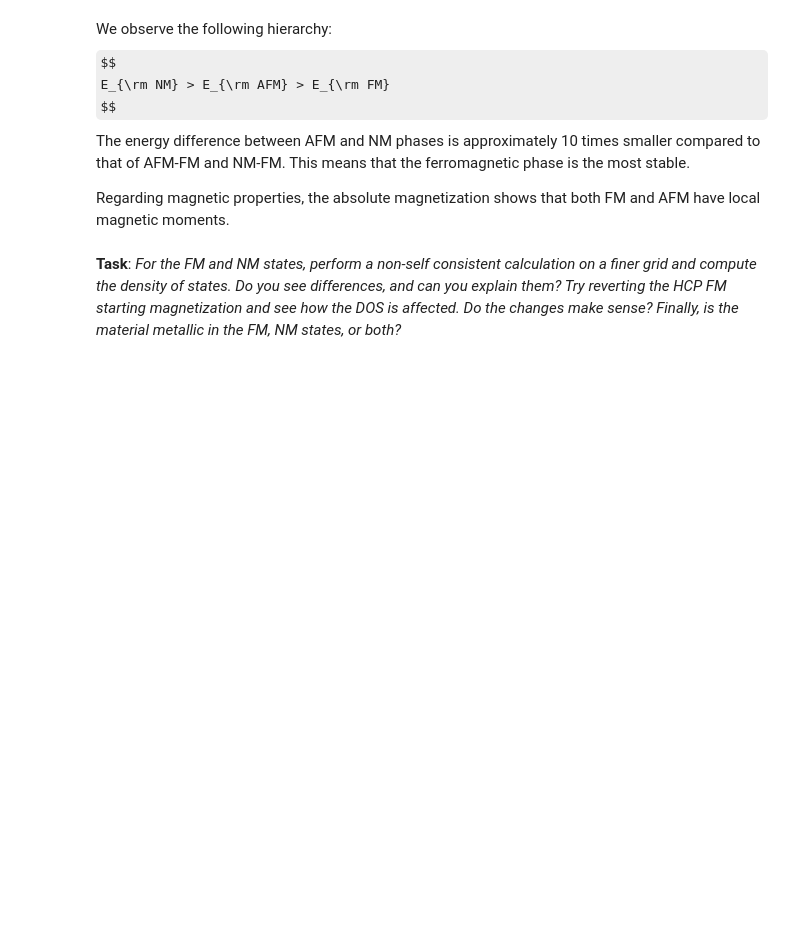
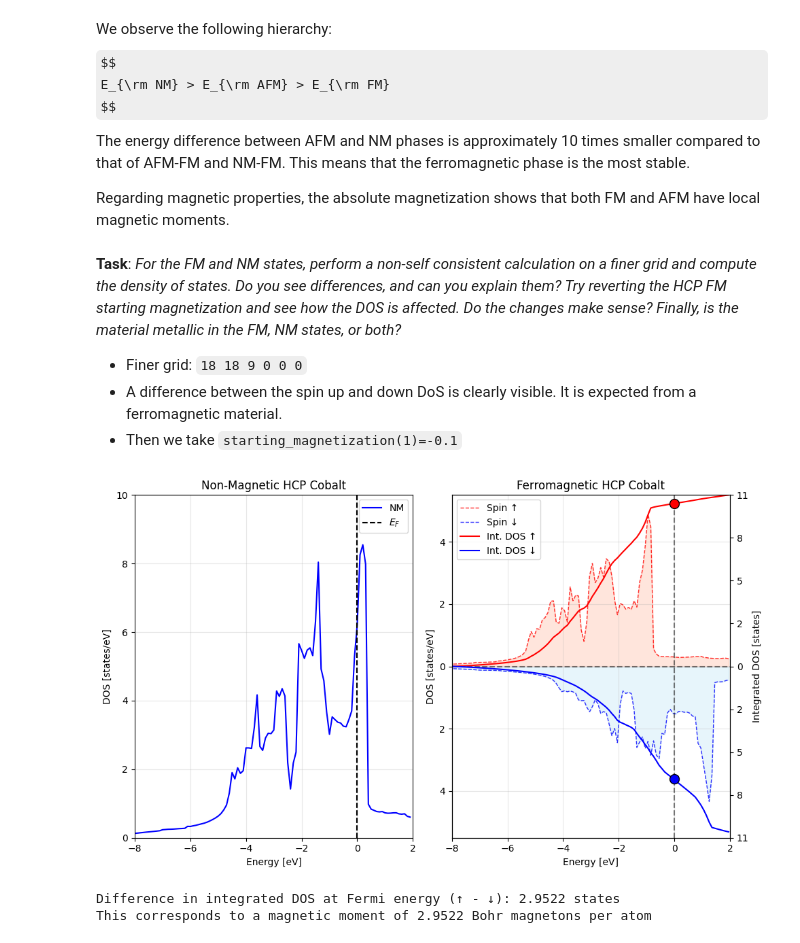
Before and after one commit to sylvainshan/MSE-468-Atomisitc-and-Quantum-Simulations-of-Materials, a Jupyter notebook: lab3/exercise_3/lab3_exercise3.ipynb, the cells around one changed output. Drawn from its saved outputs; the diff is of its cells as text; code cells hidden in the pictures; some formulas as TeX source; blank space fills up the shorter version.

```diff
--- a/lab3/exercise_3/lab3_exercise3.ipynb
+++ b/lab3/exercise_3/lab3_exercise3.ipynb
@@ -313,4 +313,8 @@ The energy difference between AFM and NM phases is approximately 10 times  small
 Regarding magnetic properties, the absolute magnetization shows that both FM and AFM have local magnetic moments.
 # %% [markdown]
 **Task**: *For the FM and NM states, perform a non-self consistent calculation on a finer grid and compute the density of states. Do you see differences, and can you explain them? Try reverting the HCP FM starting magnetization and see how the DOS is affected. Do the changes make sense? Finally, is the material metallic in the FM, NM states, or both?*
+
+- Finer grid: `18 18 9 0 0 0`
+- A difference between the spin up and down DoS is clearly visible. It is expected from a ferromagnetic material.
+- Then we take `starting_magnetization(1)=-0.1`
 # %%
@@ -319,0 +357,71 @@ Regarding magnetic properties, the absolute magnetization shows that both FM and
+# %%
+fig, (ax1, ax2) = plt.subplots(1, 2, figsize=(10, 6), sharex=True)
+
+# Plot 1: Non-magnetic DOS
+ax1.plot(nm_energy, nm_dos, 'b-', label='NM')
+ax1.axvline(x=0, color='k', linestyle='--', label=r'$E_F$')
+ax1.set_ylabel('DOS [states/eV]')
+ax1.set_title('Non-Magnetic HCP Cobalt')
+ax1.legend()
+ax1.grid(alpha=0.3)
+ax1.set_ylim(0, 10)
+ax1.set_xlabel('Energy [eV]')
+
+# Plot 2: Ferromagnetic DOS
+ax2.fill_between(fm_energy, fm_dos_up, color='coral', alpha=0.2)
+ax2.plot(fm_energy, fm_dos_up, color='red', linestyle='--', label='Spin ↑', alpha=0.8, linewidth=1)
+ax2.fill_between(fm_energy, fm_dos_down, color='skyblue', alpha=0.2)
+ax2.plot(fm_energy, fm_dos_down, 'b--', label='Spin ↓', alpha=0.8, linewidth=1)
+ax2.axhline(y=0, color='k', linestyle='--', alpha=0.5)
+ax2.set_ylim(-5.5, 5.5)
+yticks = ax2.get_yticks()
+yticklabels = [str(abs(int(y))) for y in yticks]
+ax2.set_yticklabels(yticklabels)
+ax2.set_ylabel('DOS [states/eV]')
+ax2.set_title('Ferromagnetic HCP Cobalt')
+ax2.grid(alpha=0.3)
+ax2.set_xlim(energy_min, energy_max)
+
+# Create a secondary y-axis for integrated DOS
+ax2_twin = ax2.twinx()
+ax2_twin.plot(fm_energy, int_dos_up, 'r-', label='Int. DOS ↑')
+ax2_twin.plot(fm_energy, int_dos_down, 'b-', label='Int. DOS ↓')
+ax2_twin.set_ylabel('Integrated DOS [states]')
+
+max_int = max(int_dos_up.max(), abs(int_dos_down.min()))
+ax2_twin.set_ylim(-max_int, max_int)
+tick_positions = np.linspace(-max_int, max_int, 9)
+ax2_twin.set_yticks(tick_positions)
+y_tick_labels_twin = []
+for y in tick_positions:
+    if abs(y) < 0.001:
+        y_tick_labels_twin.append("0")
+    else:
+        y_tick_labels_twin.append(str(abs(int(y))))
+ax2_twin.set_yticklabels(y_tick_labels_twin)
+
+ax2.axvline(x=0, color='k', linestyle='--', alpha=0.5)
+
+# Create combined legend
+lines_1, labels_1 = ax2.get_legend_handles_labels()
+lines_2, labels_2 = ax2_twin.get_legend_handles_labels()
+ax2.legend(lines_1 + lines_2, labels_1 + labels_2)
+
+# Add a marker at the Fermi energy for both integrated DOS
+fermi_idx = np.abs(fm_energy).argmin()  # Index of the Fermi energy
+ax2_twin.scatter(0, int_dos_up[fermi_idx], color='r', marker='o', s=100,
+                label='Int. DOS at EF ↑', zorder=5, edgecolor='black')
+ax2_twin.scatter(0, int_dos_down[fermi_idx], color='b', marker='o', s=100,
+                label='Int. DOS at EF ↓', zorder=5, edgecolor='black')
+
+ax2.set_xlabel('Energy [eV]')
+plt.tight_layout()
+plt.show()
+# %% [output]
+[figure, added]
+# %%
+print(f"Difference in integrated DOS at Fermi energy (↑ - ↓): {int_dos_up[fermi_idx] + int_dos_down[fermi_idx]:.4f} states")
+print(f"This corresponds to a magnetic moment of {int_dos_up[fermi_idx] + int_dos_down[fermi_idx]:.4f} Bohr magnetons per atom")
+# %% [output]
+Difference in integrated DOS at Fermi energy (↑ - ↓): 2.9522 states
+This corresponds to a magnetic moment of 2.9522 Bohr magnetons per atom
```
Also changed, not shown: parts of 2 cells of this notebook, 5 other files.
